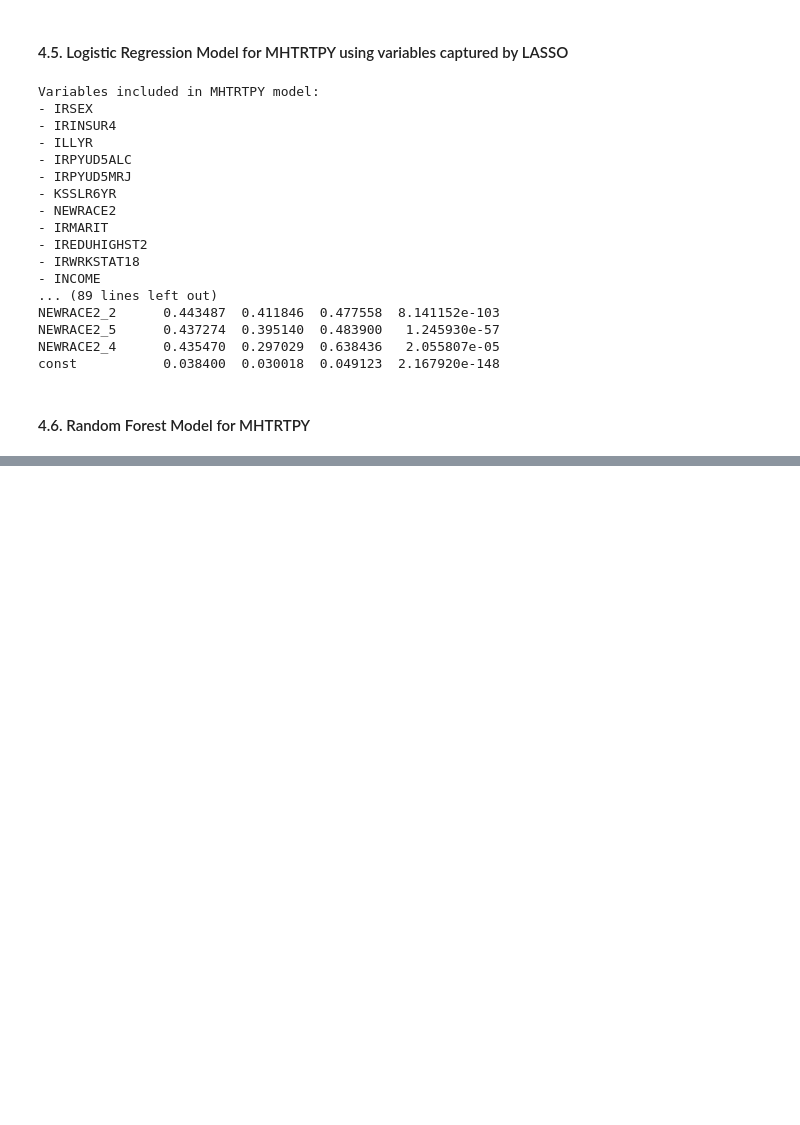
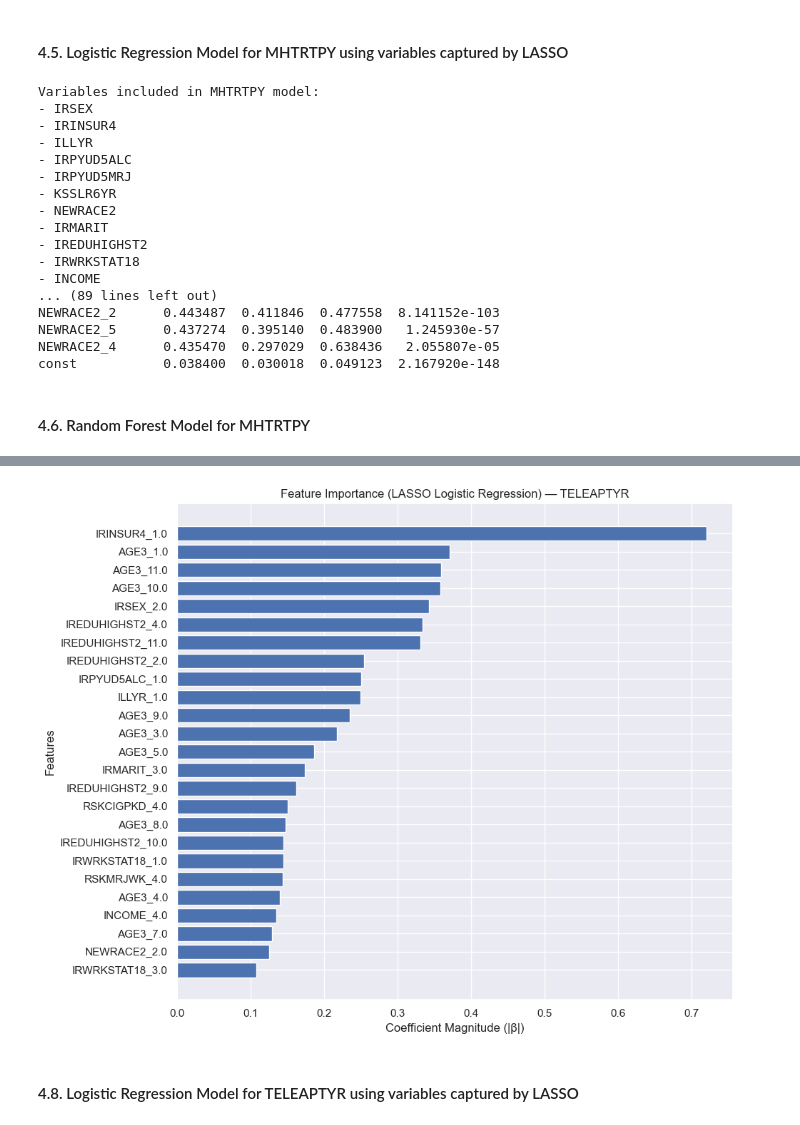
Before and after one commit to bachnguyen234/da401-final-project-bach-nguyen, a Jupyter notebook: code/da401_main_file.ipynb, the cells around one changed output, grey strips where cells are left out. Cells and saved outputs as stored; diff of their text form; code cells hidden in the pictures; blank space fills up the shorter version.

Commit message:
teleaptyr

```diff
--- a/code/da401_main_file.ipynb
+++ b/code/da401_main_file.ipynb
@@ -986,17 +986,17 @@ print("\nLowest predictors by OR:")
 print(or_table.tail(15))
 
 # Save text summary
-with open(os.path.join(outdir, f"glm_{target}_summary.txt"), "w") as f:
+with open(os.path.join(outdir + "/MHTRTPY/glm_output/", f"glm_{target}_summary.txt"), "w") as f:
     f.write(model.summary().as_text())
 
 # Save full OR table
-or_table.to_csv(os.path.join(outdir, f"glm_{target}_or_table.csv"))
+or_table.to_csv(os.path.join(outdir + "/MHTRTPY/glm_output/", f"glm_{target}_or_table.csv"))
 
 # Save compact (manuscript-ready) table
 nice = or_table.copy()
 nice["OR (95% CI)"] = nice.apply(lambda r: f'{r["OR"]:.2f} ({r["2.5%"]:.2f}, {r["97.5%"]:.2f})', axis=1)
 nice = nice[["OR (95% CI)", "p-value"]]
-nice.to_csv(os.path.join(outdir, f"glm_{target}_or_table_compact.csv"))
+nice.to_csv(os.path.join(outdir + "/MHTRTPY/glm_output/", f"glm_{target}_or_table_compact.csv"))
 # %% [output]
 Variables included in MHTRTPY model:
 - IRSEX
@@ -1130,0 +1262,30 @@ Accuracy (weighted, thr=0.5): 0.789
+# %%
+target = "TELEAPTYR"
+coef_path = os.path.join(outdir + "/TELEAPTYR/lasso_output/", f"lasso_{target}_coefficients.csv")
+top_n = 25           # number of features to display
+
+coef_df = pd.read_csv(coef_path)
+
+# Clean and prepare
+coef_df = coef_df.rename(columns={"feature": "Feature", "coef": "Coefficient"})
+coef_df["AbsCoef"] = coef_df["Coefficient"].abs()
+
+# Sort by absolute magnitude (descending)
+coef_df = coef_df.sort_values(by="AbsCoef", ascending=False, ignore_index=True)
+
+# Plot
+plt.figure(figsize=(10, 8))
+plt.barh(coef_df["Feature"].head(top_n), coef_df["AbsCoef"].head(top_n))
+plt.xlabel("Coefficient Magnitude (|β|)")
+plt.ylabel("Features")
+plt.title(f"Feature Importance (LASSO Logistic Regression) — {target}")
+plt.gca().invert_yaxis()
+plt.tight_layout()
+
+save_path = os.path.join(outdir_graph, f"lasso_{target}_feature_importance_from_export.png")
+plt.savefig(save_path, dpi=200)
+plt.show()
+# %% [output]
+[figure, added]
+# %% [markdown]
+#### 4.8. Logistic Regression Model for TELEAPTYR using variables captured by LASSO
```
Also changed, not shown: parts of 12 cells of this notebook, 19 other files.
